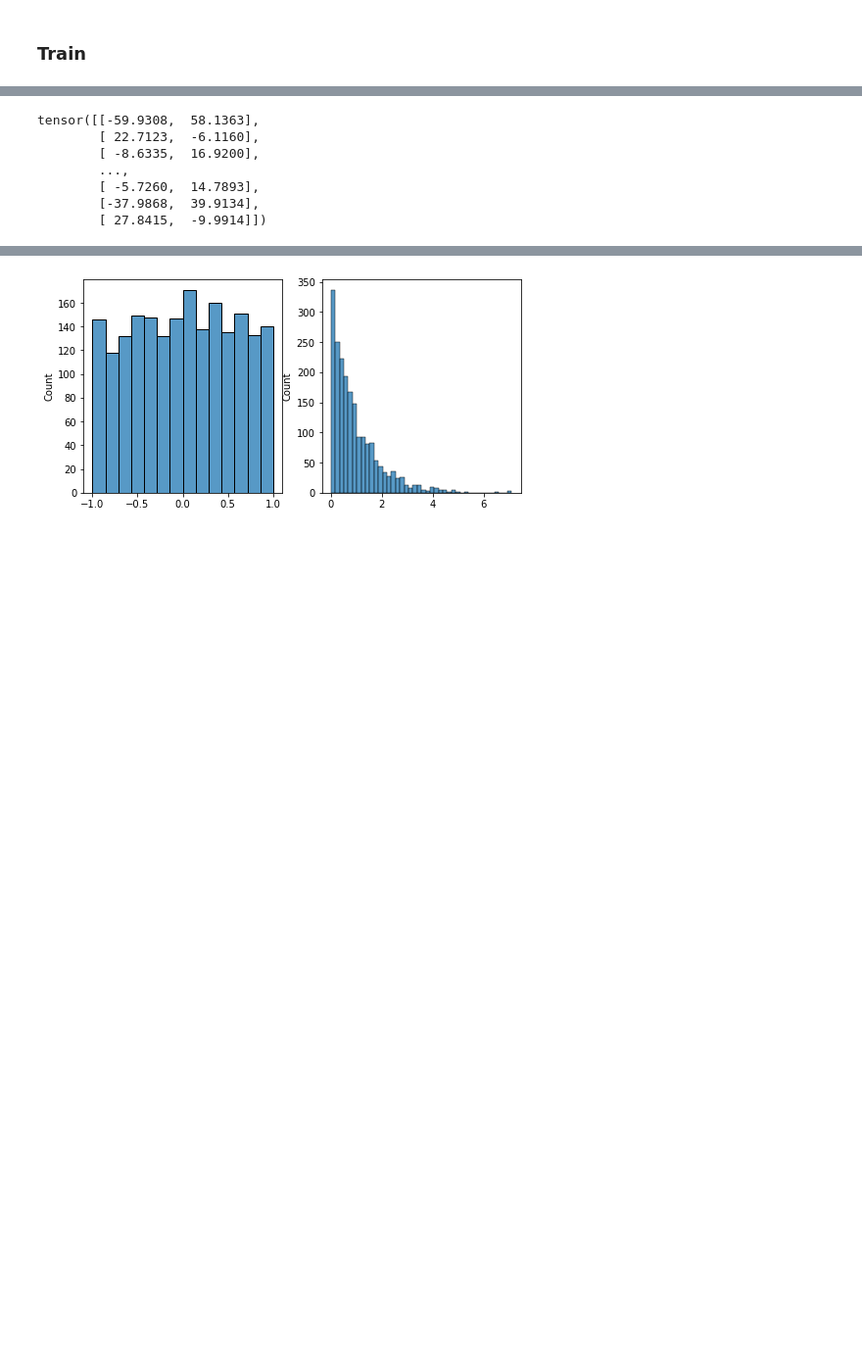
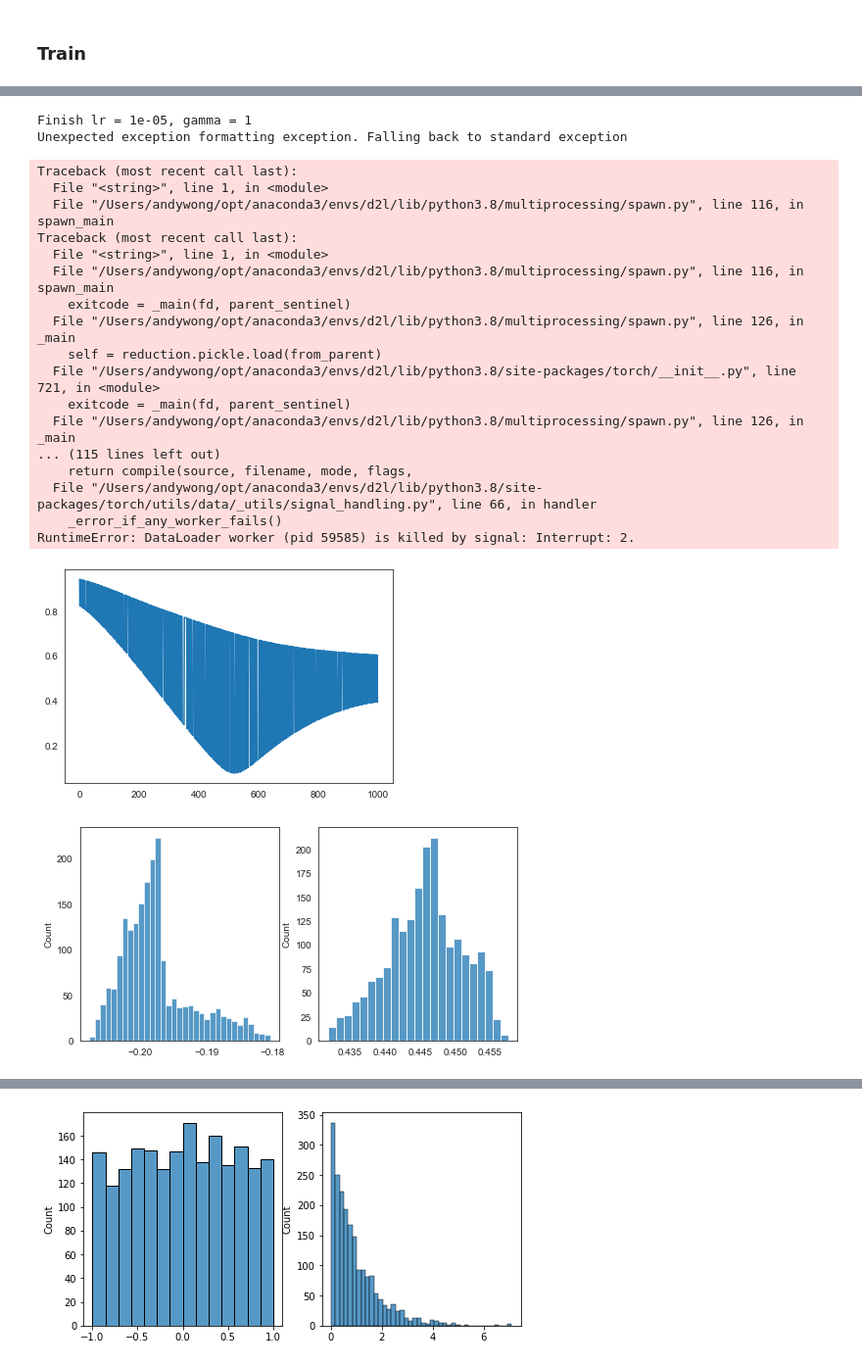
Before and after one commit to xxzWzxx/NICD, a Jupyter notebook: modules.ipynb, the cells around one changed output, grey strips where cells are left out. Shown: that part at 98% size. Saved outputs shown, nothing was run; the diff lists cells and outputs as text; code cells hidden in the pictures; blank space fills up the shorter version.

```diff
--- a/modules.ipynb
+++ b/modules.ipynb
@@ -187,13 +187,34 @@ for lr in lrs:
-# %%
-with torch.no_grad():
-    y = net(data.data.to(device=device))
-y
-# %% [output]
-tensor([[-59.9308,  58.1363],
-        [ 22.7123,  -6.1160],
-        [ -8.6335,  16.9200],
-        ...,
-        [ -5.7260,  14.7893],
-        [-37.9868,  39.9134],
-        [ 27.8415,  -9.9914]])
+# %%
+for lr in lrs:
+    for gamma in gammas:
+        loss_path = os.path.join('results', 'tanh', 'loss', str(lr)+"|"+str(gamma)+".png")
+        output_path = os.path.join('results', 'tanh', 'output', str(lr)+"|"+str(gamma)+".png")
+        net = get_net(data.data.shape[1])
+        train(num_epochs, train_loader, device, loss, net, lr=lr, gamma=gamma, fig_path=loss_path)
+        with torch.no_grad():
+            y = net(data.data.to(device=device))
+            data.show_distribution(y.cpu(), 1, 2, fig_path=output_path)
+        print(f'Finish lr = {lr}, gamma = {gamma}')
+# %% [output]
+Finish lr = 1e-05, gamma = 1
+Unexpected exception formatting exception. Falling back to standard exception
+Traceback (most recent call last):
+  File "<string>", line 1, in <module>
+  File "/Users/andywong/opt/anaconda3/envs/d2l/lib/python3.8/multiprocessing/spawn.py", line 116, in spawn_main
+Traceback (most recent call last):
+  File "<string>", line 1, in <module>
+  File "/Users/andywong/opt/anaconda3/envs/d2l/lib/python3.8/multiprocessing/spawn.py", line 116, in spawn_main
+    exitcode = _main(fd, parent_sentinel)
+  File "/Users/andywong/opt/anaconda3/envs/d2l/lib/python3.8/multiprocessing/spawn.py", line 126, in _main
+    self = reduction.pickle.load(from_parent)
+  File "/Users/andywong/opt/anaconda3/envs/d2l/lib/python3.8/site-packages/torch/__init__.py", line 721, in <module>
+    exitcode = _main(fd, parent_sentinel)
+  File "/Users/andywong/opt/anaconda3/envs/d2l/lib/python3.8/multiprocessing/spawn.py", line 126, in _main
+... (115 lines left out)
+    return compile(source, filename, mode, flags,
+  File "/Users/andywong/opt/anaconda3/envs/d2l/lib/python3.8/site-packages/torch/utils/data/_utils/signal_handling.py", line 66, in handler
+    _error_if_any_worker_fails()
+RuntimeError: DataLoader worker (pid 59585) is killed by signal: Interrupt: 2.
+[figure, added]
+[figure, added]
 # %%
```
Also changed, not shown: parts of 7 cells of this notebook, 1 other file.
